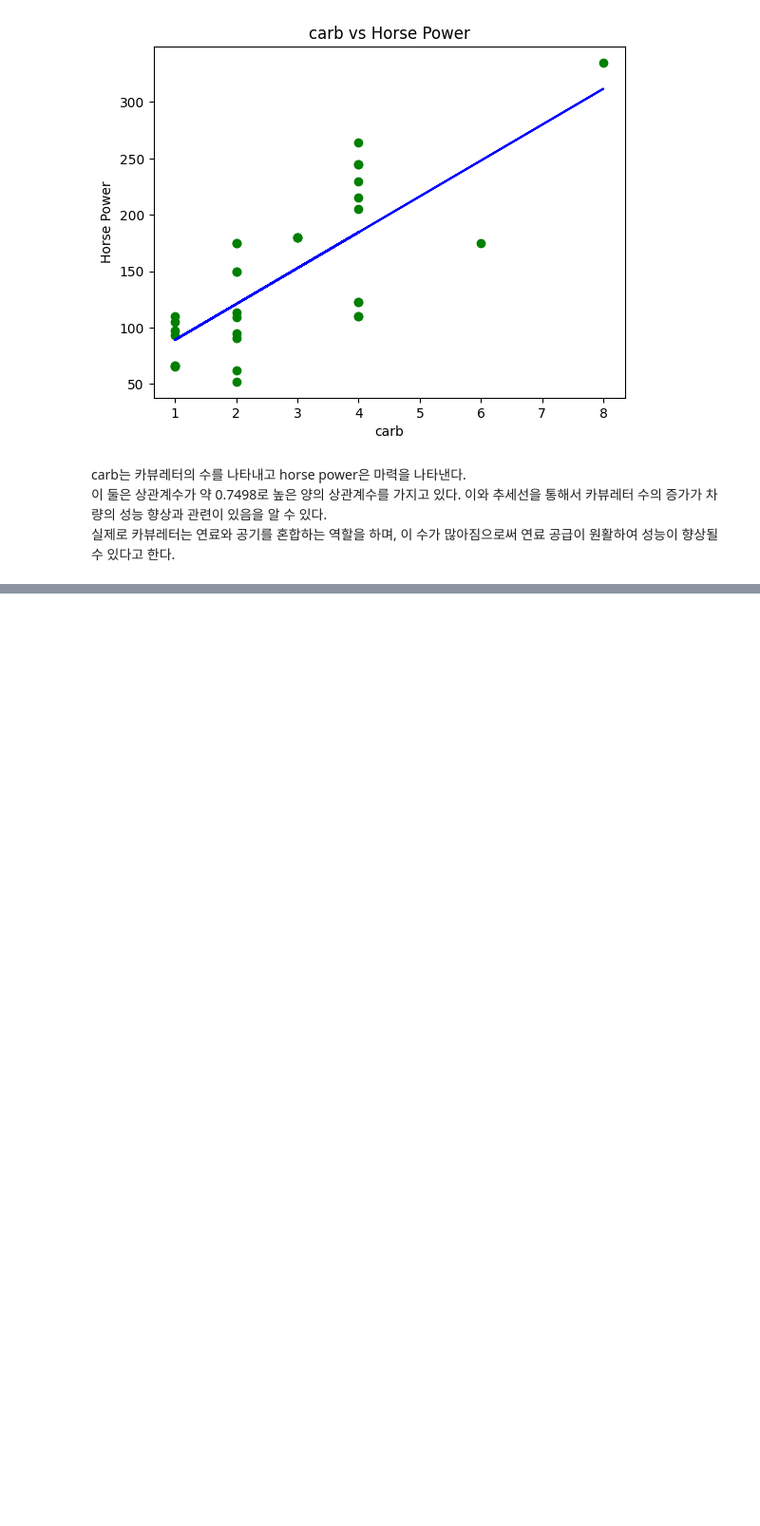
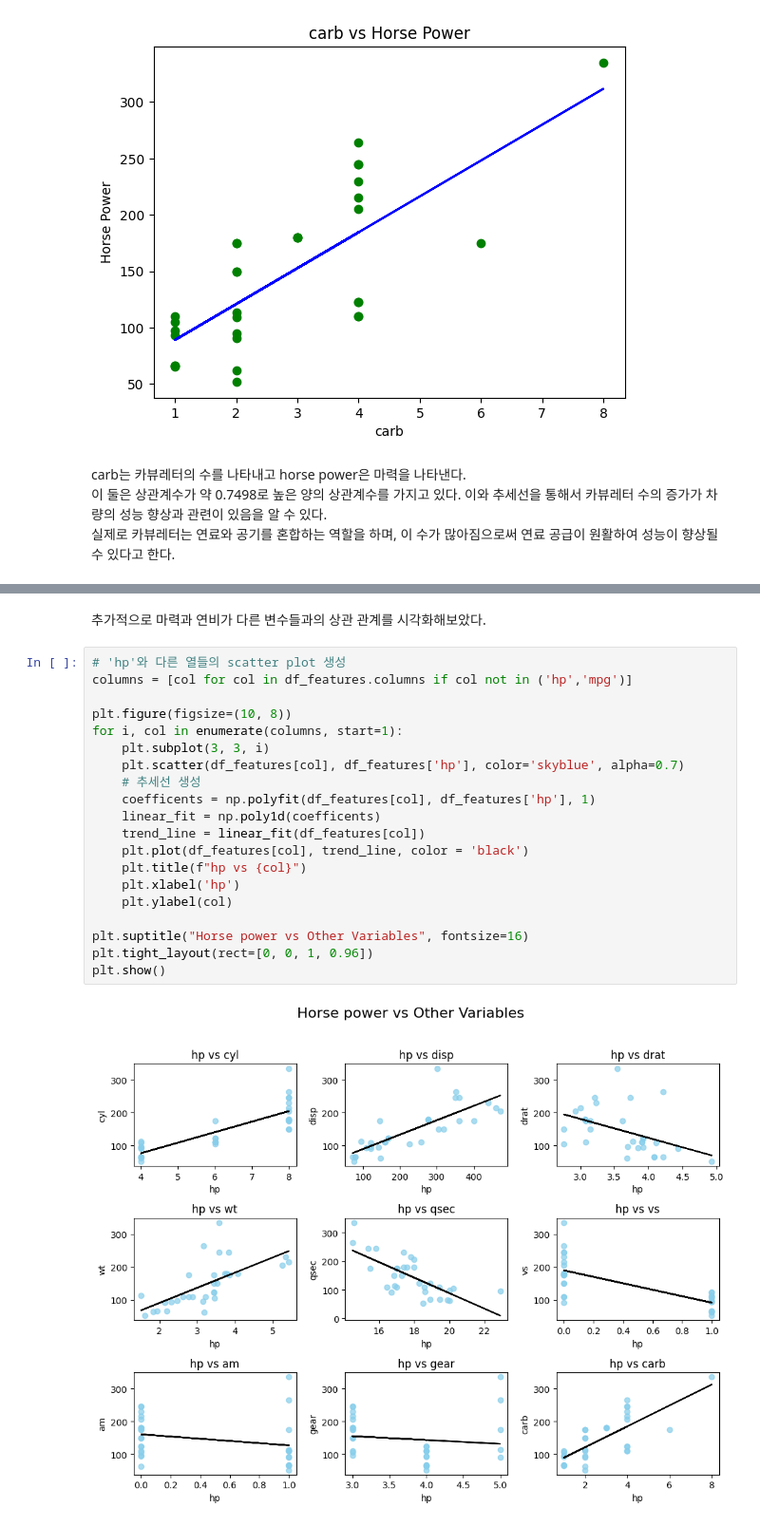
Before and after one commit to woosukYoon/softeer, a Jupyter notebook: 과제/W1M1 - mtcars 데이터셋 분석하기.ipynb, the cells around one changed output, grey strips where cells are left out. Shown at 95% size. Drawn from its saved outputs; the diff is of its cells as text; blank space fills up the shorter version.

```diff
--- a/과제/W1M1 - mtcars 데이터셋 분석하기.ipynb
+++ b/과제/W1M1 - mtcars 데이터셋 분석하기.ipynb
@@ -277,0 +300,24 @@ carb는 카뷰레터의 수를 나타내고 horse power은 마력을 나타낸
+# %% [markdown]
+추가적으로 마력과 연비가 다른 변수들과의 상관 관계를 시각화해보았다.
+# %%
+# 'hp'와 다른 열들의 scatter plot 생성
+columns = [col for col in df_features.columns if col not in ('hp','mpg')]
+
+plt.figure(figsize=(10, 8))
+for i, col in enumerate(columns, start=1):
+    plt.subplot(3, 3, i)
+    plt.scatter(df_features[col], df_features['hp'], color='skyblue', alpha=0.7)
+    # 추세선 생성
+    coefficents = np.polyfit(df_features[col], df_features['hp'], 1)
+    linear_fit = np.poly1d(coefficents)
+    trend_line = linear_fit(df_features[col])
+    plt.plot(df_features[col], trend_line, color = 'black')
+    plt.title(f"hp vs {col}")
+    plt.xlabel('hp')
+    plt.ylabel(col)
+
+plt.suptitle("Horse power vs Other Variables", fontsize=16)
+plt.tight_layout(rect=[0, 0, 1, 0.96])
+plt.show()
+# %% [output]
+[figure, added]
```
Also changed, not shown: parts of 6 cells of this notebook, 1 other file.
